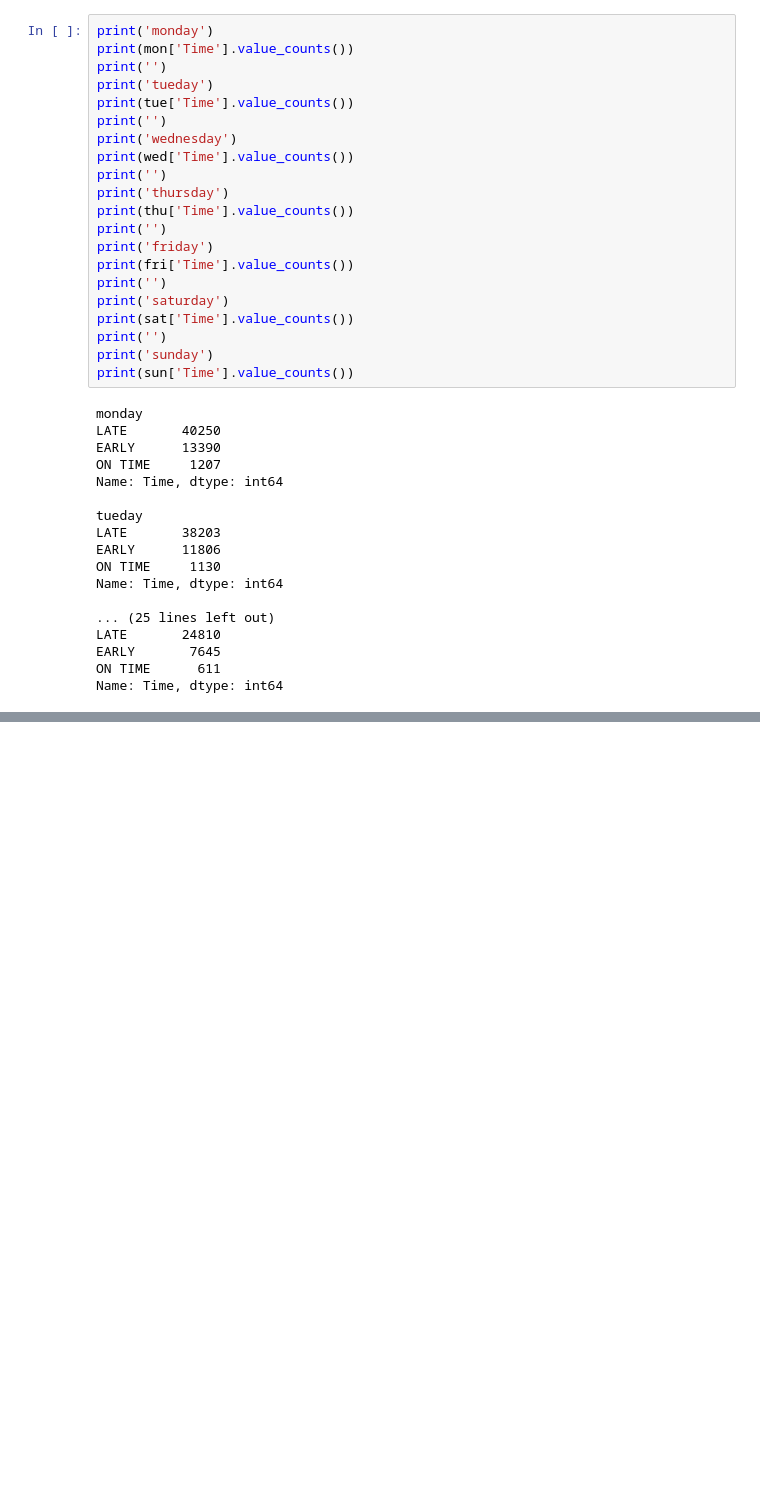
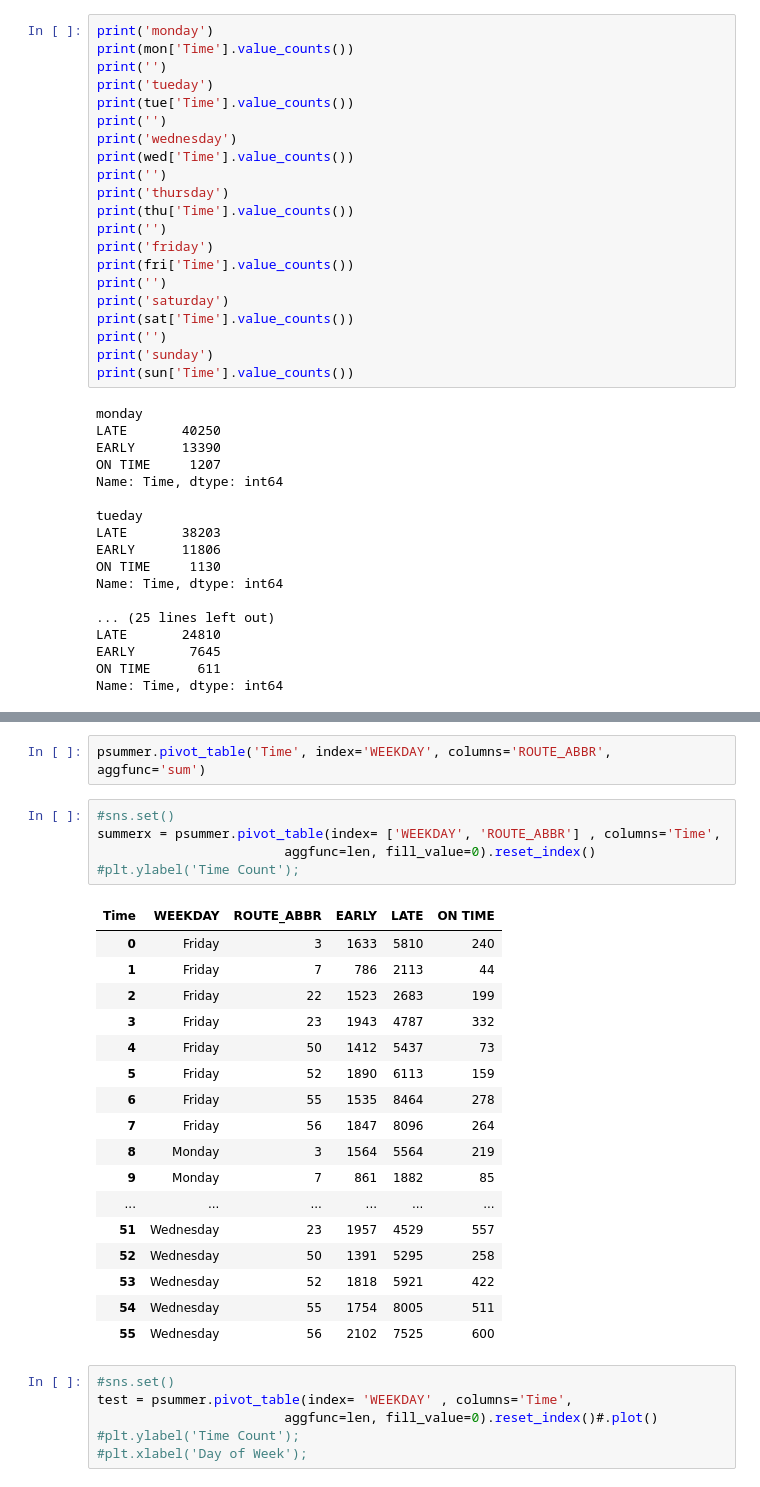
Before and after one commit to NSS-Data-Analytics-Cohort-7/wego-python-bit-my_finger, a Jupyter notebook: notebooks/wego_summer.ipynb, the cells around one changed output, grey strips where cells are left out. Cells and saved outputs as stored; diff of their text form; blank space fills up the shorter version.

```diff
--- a/notebooks/wego_summer.ipynb
+++ b/notebooks/wego_summer.ipynb
@@ -290,0 +253,31 @@ print(table)
+# %%
+psummer.pivot_table('Time', index='WEEKDAY', columns='ROUTE_ABBR', aggfunc='sum')
+# %%
+#sns.set()
+summerx = psummer.pivot_table(index= ['WEEKDAY', 'ROUTE_ABBR'] , columns='Time',
+                        aggfunc=len, fill_value=0).reset_index()
+#plt.ylabel('Time Count');
+# %% [output]
+| Time | WEEKDAY | ROUTE_ABBR | EARLY | LATE | ON TIME |
+| 0 | Friday | 3 | 1633 | 5810 | 240 |
+| 1 | Friday | 7 | 786 | 2113 | 44 |
+| 2 | Friday | 22 | 1523 | 2683 | 199 |
+| 3 | Friday | 23 | 1943 | 4787 | 332 |
+| 4 | Friday | 50 | 1412 | 5437 | 73 |
+| 5 | Friday | 52 | 1890 | 6113 | 159 |
+| 6 | Friday | 55 | 1535 | 8464 | 278 |
+| 7 | Friday | 56 | 1847 | 8096 | 264 |
+| 8 | Monday | 3 | 1564 | 5564 | 219 |
+| 9 | Monday | 7 | 861 | 1882 | 85 |
+| ... | ... | ... | ... | ... | ... |
+| 51 | Wednesday | 23 | 1957 | 4529 | 557 |
+| 52 | Wednesday | 50 | 1391 | 5295 | 258 |
+| 53 | Wednesday | 52 | 1818 | 5921 | 422 |
+| 54 | Wednesday | 55 | 1754 | 8005 | 511 |
+| 55 | Wednesday | 56 | 2102 | 7525 | 600 |
+# %%
+#sns.set()
+test = psummer.pivot_table(index= 'WEEKDAY' , columns='Time',
+                        aggfunc=len, fill_value=0).reset_index()#.plot()
+#plt.ylabel('Time Count');
+#plt.xlabel('Day of Week');
```
Also changed, not shown: parts of 18 cells of this notebook.
